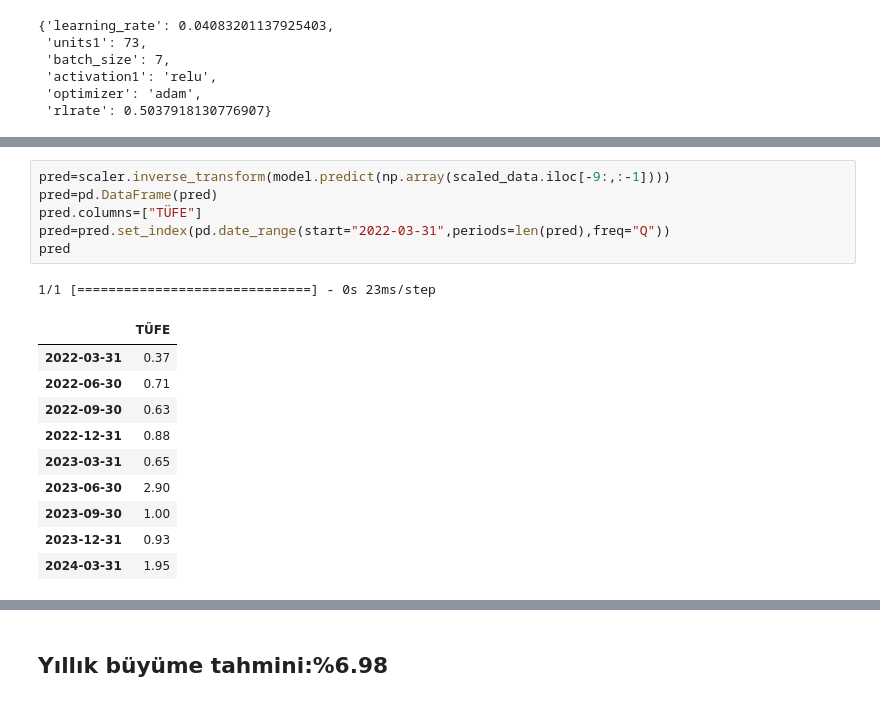
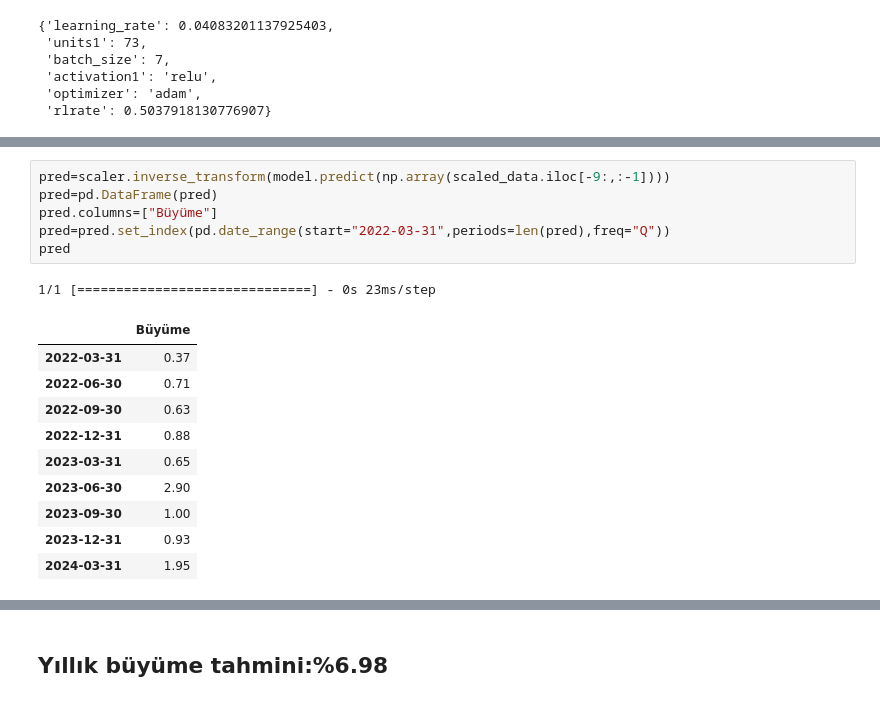
Before and after one commit to kaboya19/BuyumeTahmin, a Jupyter notebook: BuyumeTahmin.ipynb, the cells around one changed output, grey strips where cells are left out. Drawn from its saved outputs; the diff is of its cells as text.

```diff
--- a/BuyumeTahmin.ipynb
+++ b/BuyumeTahmin.ipynb
@@ -1064,12 +1054,12 @@ Epoch 2/100
 # %%
 pred=scaler.inverse_transform(model.predict(np.array(scaled_data.iloc[-9:,:-1])))
 pred=pd.DataFrame(pred)
-pred.columns=["TÜFE"]
+pred.columns=["Büyüme"]
 pred=pred.set_index(pd.date_range(start="2022-03-31",periods=len(pred),freq="Q"))
 pred
 # %% [output]
 1/1 [==============================] - 0s 23ms/step
-|  | TÜFE |
+|  | Büyüme |
 | 2022-03-31 | 0.37 |
 | 2022-06-30 | 0.71 |
 | 2022-09-30 | 0.63 |
```
Also changed, not shown: parts of 6 cells of this notebook.
